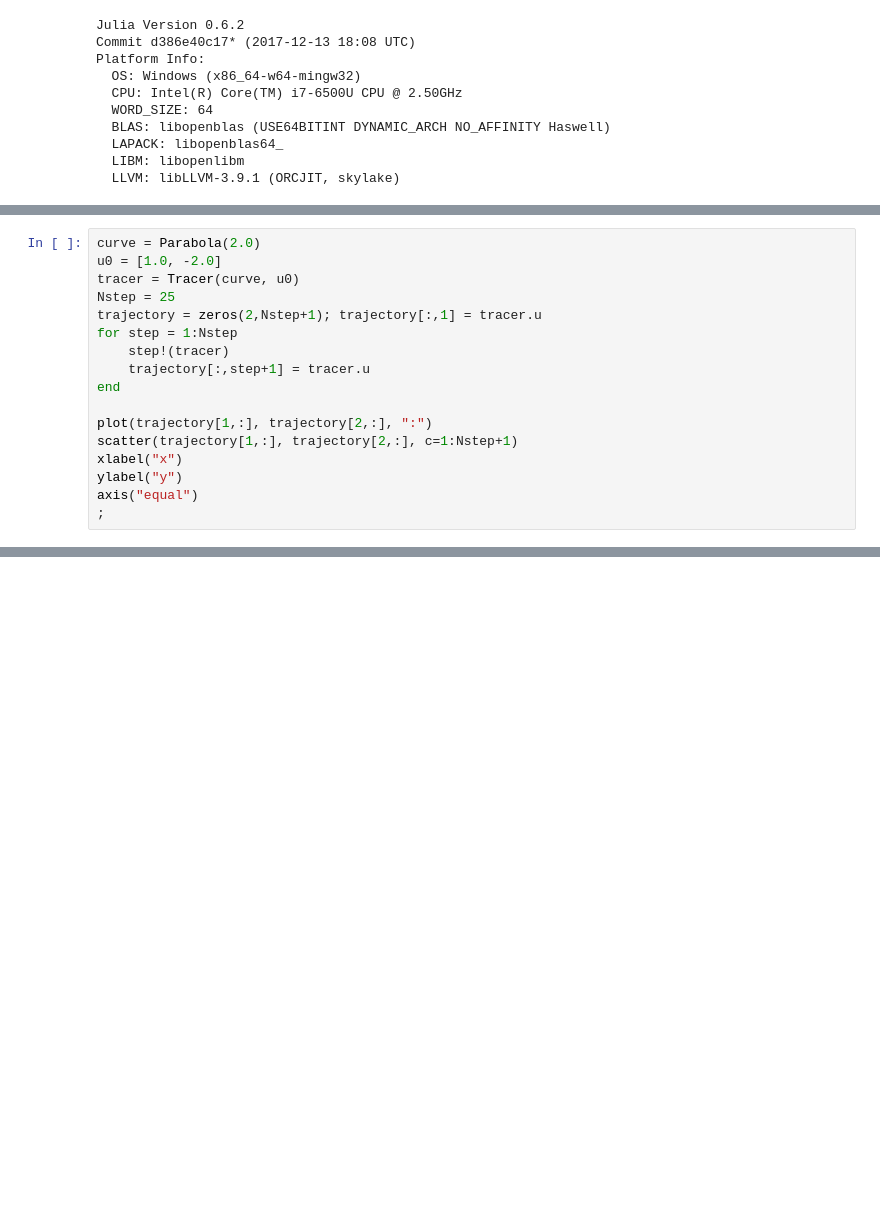
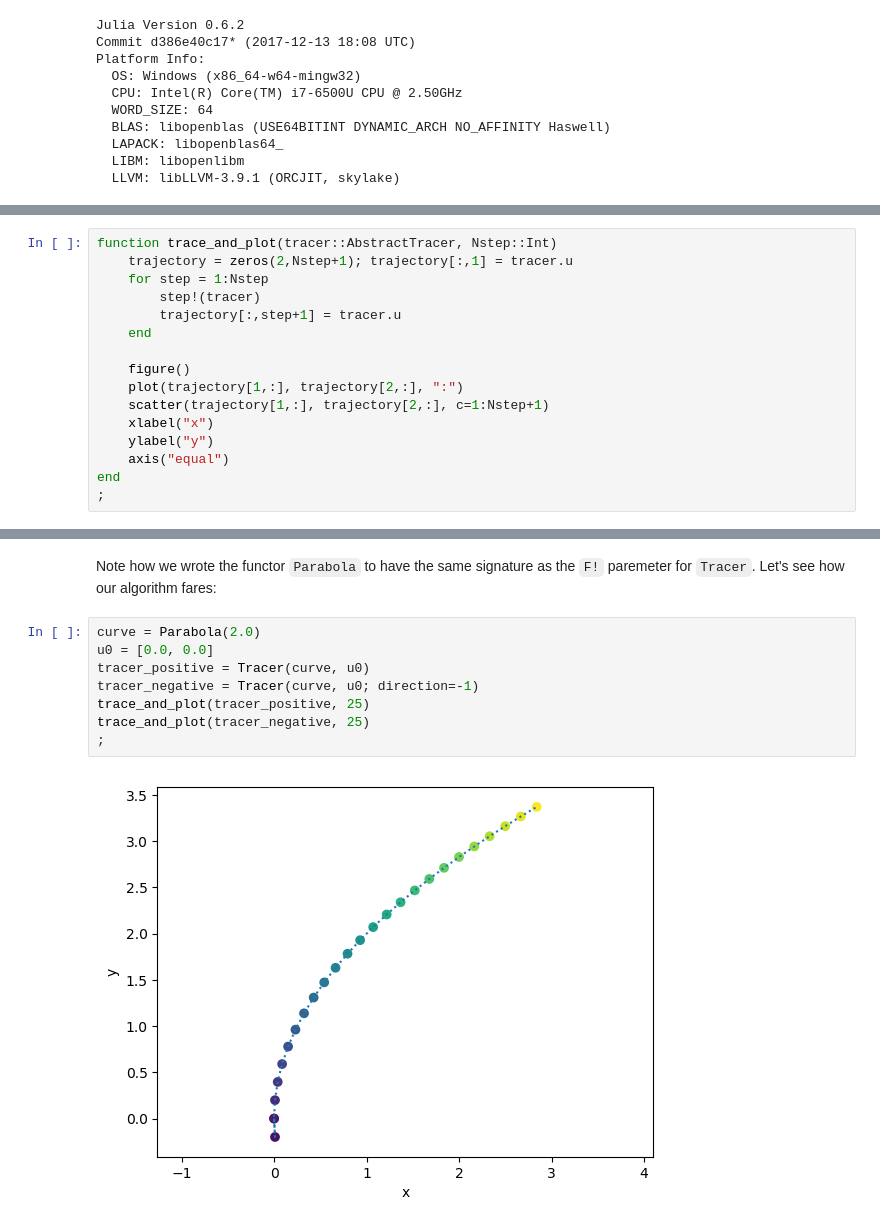
Before and after one commit to MSeeker1340/demos, a Jupyter notebook: continuation/Numerical Continuation.ipynb, the cells around one changed output, grey strips where cells are left out. Cells and saved outputs as stored; diff of their text form; blank space fills up the shorter version.

```diff
--- a/continuation/Numerical Continuation.ipynb
+++ b/continuation/Numerical Continuation.ipynb
@@ -175,17 +162,16 @@ end
 # %%
-curve = Parabola(2.0)
-u0 = [1.0, -2.0]
-tracer = Tracer(curve, u0)
-Nstep = 25
-trajectory = zeros(2,Nstep+1); trajectory[:,1] = tracer.u
-for step = 1:Nstep
-    step!(tracer)
-    trajectory[:,step+1] = tracer.u
+function trace_and_plot(tracer::AbstractTracer, Nstep::Int)
+    trajectory = zeros(2,Nstep+1); trajectory[:,1] = tracer.u
+    for step = 1:Nstep
+        step!(tracer)
+        trajectory[:,step+1] = tracer.u
+    end
+
+    figure()
+    plot(trajectory[1,:], trajectory[2,:], ":")
+    scatter(trajectory[1,:], trajectory[2,:], c=1:Nstep+1)
+    xlabel("x")
+    ylabel("y")
+    axis("equal")
 end
-
-plot(trajectory[1,:], trajectory[2,:], ":")
-scatter(trajectory[1,:], trajectory[2,:], c=1:Nstep+1)
-xlabel("x")
-ylabel("y")
-axis("equal")
 ;
@@ -250,0 +194,12 @@ axis("equal")
+# %% [markdown]
+Note how we wrote the functor `Parabola` to have the same signature as the `F!` paremeter for `Tracer`. Let's see how our algorithm fares:
+# %%
+curve = Parabola(2.0)
+u0 = [0.0, 0.0]
+tracer_positive = Tracer(curve, u0)
+tracer_negative = Tracer(curve, u0; direction=-1)
+trace_and_plot(tracer_positive, 25)
+trace_and_plot(tracer_negative, 25)
+;
+# %% [output]
+[figure, added]
```
Also changed, not shown: parts of 21 cells of this notebook.
